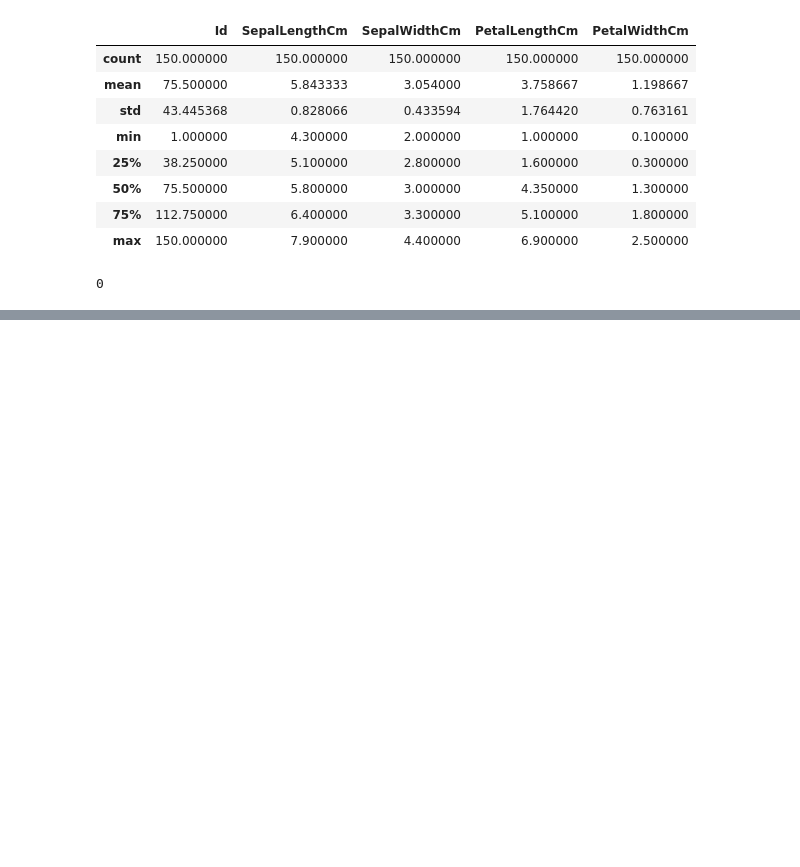
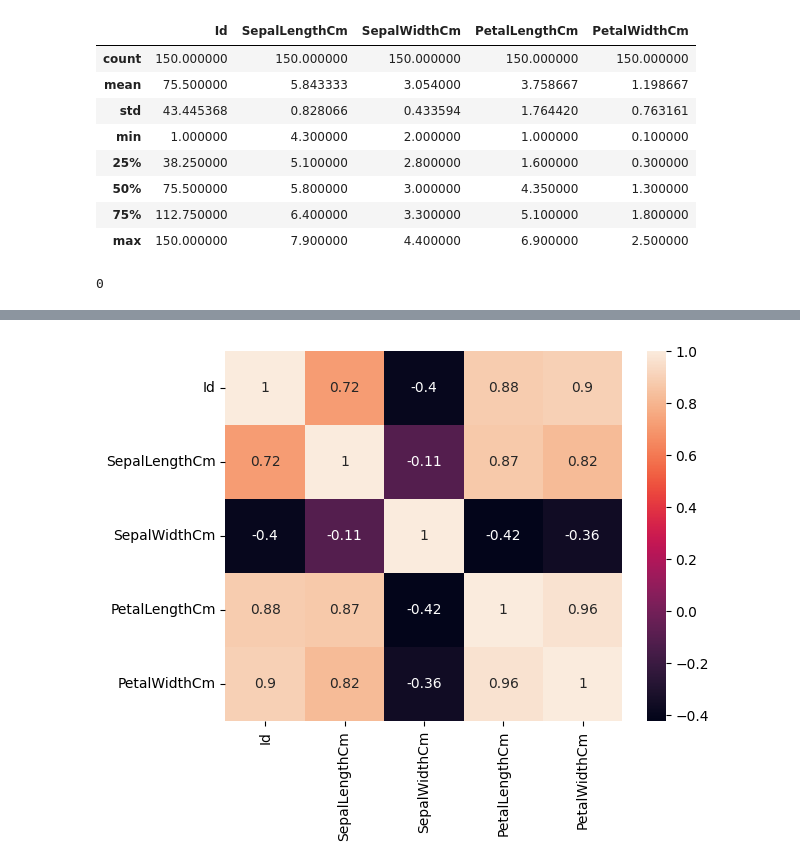
Before and after one commit to gautampatil01/Iris-flower-classification, a Jupyter notebook: Iris_Flower_Classification.ipynb, the cells around one changed output, grey strips where cells are left out. Cells and saved outputs as stored; diff of their text form; code cells hidden in the pictures; blank space fills up the shorter version.

```diff
--- a/Iris_Flower_Classification.ipynb
+++ b/Iris_Flower_Classification.ipynb
@@ -74,0 +126,5 @@ We have
+# %%
+sns.heatmap(df.corr(), annot=True)
+plt.show()
+# %% [output]
+[figure, added]
```
Also changed, not shown: parts of 22 cells of this notebook.
